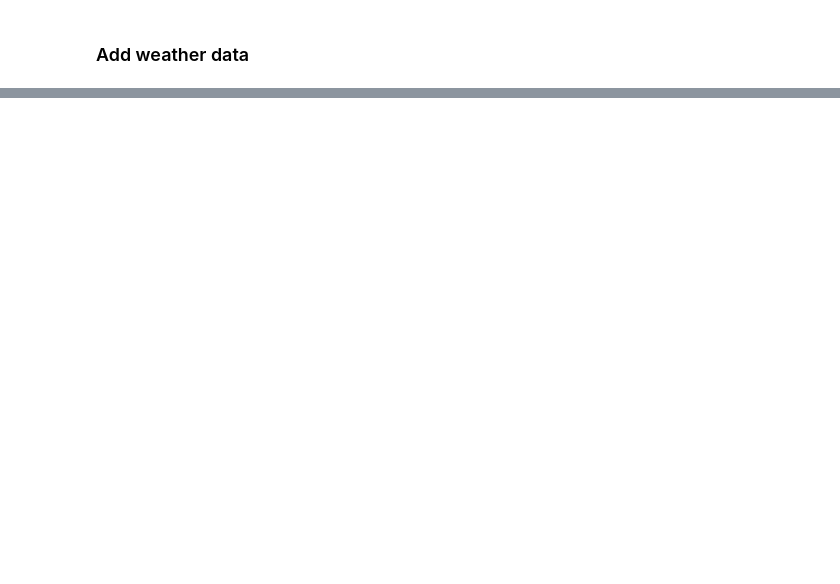
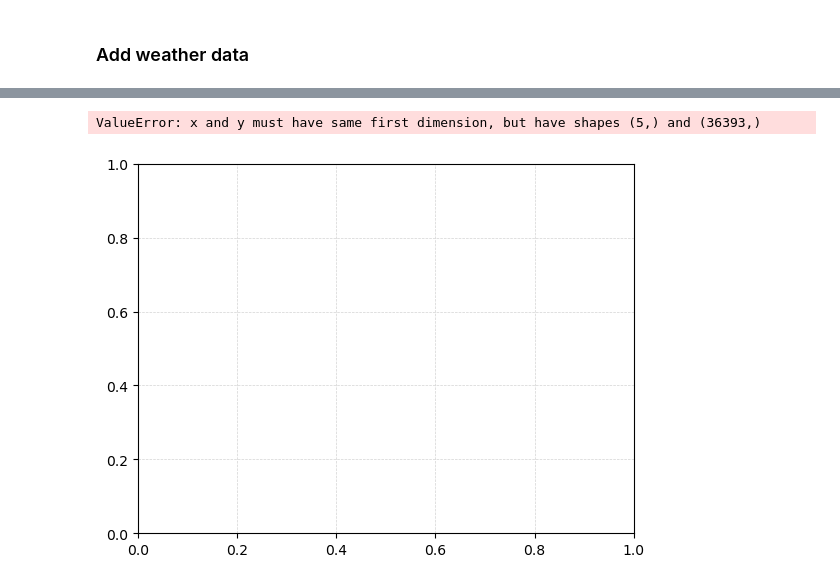
Before and after one commit to DrSiGni/Imperial_BA_Capstone, a Jupyter notebook: Capstone_main.ipynb, the cells around one changed output, grey strips where cells are left out. Saved outputs shown, nothing was run; the diff lists cells and outputs as text; code cells hidden in the pictures; blank space fills up the shorter version.

```diff
--- a/Capstone_main.ipynb
+++ b/Capstone_main.ipynb
@@ -1097,0 +1362,10 @@ print(" flights_with_weather.csv updated successfully")
+# %%
+# Drop irrelevant or empty columns
+drop_cols = [
+    'FL_DATE', 'DEP_DATETIME', 'ARR_DATETIME',
+    'ORIGIN_snow', 'DEST_snow', 'ORIGIN_wpgt', 'DEST_wpgt', 'CANCELLATION_CODE',
+    'AIR_TIME',
+    'CARRIER_DELAY',
+    'WEATHER_DELAY', 'NAS_DELAY', 'SECURITY_DELAY', 'LATE_AIRCRAFT_DELAY', 'TOTAL_DELAY'
+]
+df.drop(columns=[c for c in drop_cols if c in df.columns], inplace=True)
@@ -1097,0 +1596,43 @@ print(" flights_with_weather.csv updated successfully")
+# %%
+import matplotlib.pyplot as plt
+import seaborn as sns
+
+# Use a consistent base style
+plt.style.use("default")
+sns.set_palette("viridis")
+
+# Global settings for text and gridlines
+plt.rcParams.update({
+    "axes.titlesize": 14,
+    "axes.labelsize": 12,
+    "xtick.labelsize": 10,
+    "ytick.labelsize": 10,
+    "legend.fontsize": 10,
+    "grid.color": "lightgray",
+    "grid.linestyle": "--",
+    "grid.linewidth": 0.5,
+    "axes.grid": True,
+})
+
+# Example: single plot
+plt.figure()
+plt.plot(x, y, label="Example")
+plt.title("Sample Plot")
+plt.xlabel("X-axis")
+plt.ylabel("Y-axis")
+plt.legend(loc="best")
+plt.show()
+
+# Example: subplot layout
+fig, axes = plt.subplots(2, 2)
+for ax in axes.flat:
+    ax.plot(x, y, color=sns.color_palette("viridis")[0])
+    ax.set_title("Subplot Title", fontsize=14)
+    ax.set_xlabel("X-axis", fontsize=12)
+    ax.set_ylabel("Y-axis", fontsize=12)
+    ax.grid(True, color="lightgray", linestyle="--", linewidth=0.5)
+fig.tight_layout()
+plt.show()
+# %% [output]
+ValueError: x and y must have same first dimension, but have shapes (5,) and (36393,)
+[figure, added]
```
Also changed, not shown: parts of 25 cells of this notebook, 4 other files.
